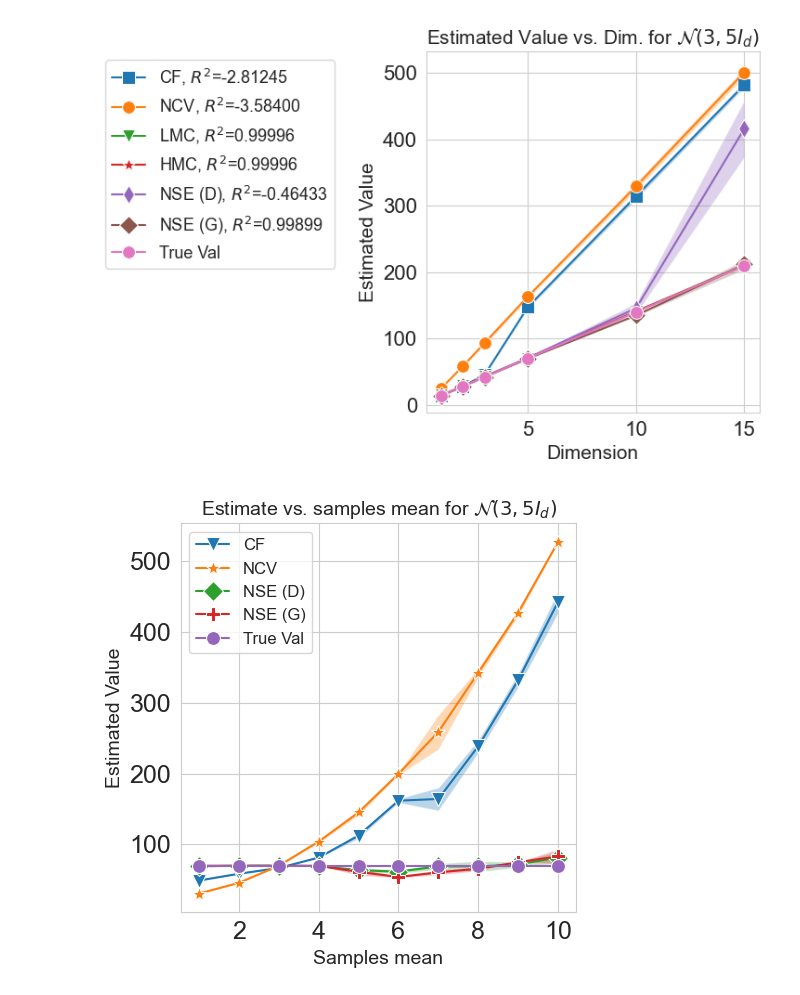
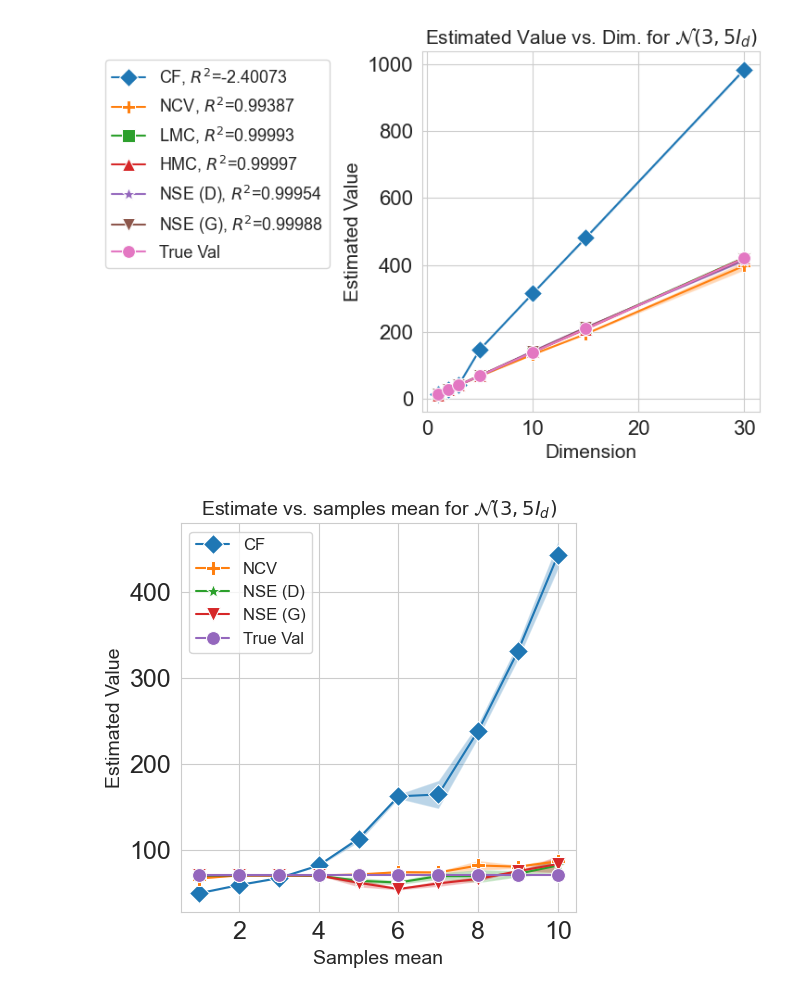
Before and after one commit to cheikh025/NeuralSteinExpectations, a Jupyter notebook: plot_zdh.ipynb, the cells around one changed output. Saved outputs shown, nothing was run; the diff lists cells and outputs as text; code cells hidden in the pictures.

Commit message:
plot updates

```diff
--- a/plot_zdh.ipynb
+++ b/plot_zdh.ipynb
@@ -6,8 +6,8 @@ import numpy as np
 sns.set_style('whitegrid')
 
 HOME = "experiments/MVN_results/"
-NAMES = {"Langevin": "LMC", "HMC": "HMC", "CF": "CF", "NCV": "NCV", "CF_on": "CF_on",
-         "NCV_on": "NCV_on", "NSE_diff": "NSE (D)", "NSE_grad": "NSE (G)"}
+NAMES_AND_MARKERS = {"Langevin": ("LMC",'s'), "HMC": ("HMC",'^'), "CF": ("CF",'D'), "NCV": ("NCV",'P'),
+         "NSE_diff": ("NSE (D)", '*'), "NSE_grad": ("NSE (G)",'v')}
 
 def compute_Rsquared(y_true, y_pred):
     y_true = y_true.to_numpy()
@@ -18,24 +18,23 @@ def compute_Rsquared(y_true, y_pred):
     return r2
 
 # Load the data
-df = pd.read_csv(HOME + 'merged_MVN_results.csv')
+df = pd.read_csv(HOME + 'enhanced_merged_MVN_results.csv')
 
 # Calculate the means and standard deviations
 means = df.groupby(['dim']).mean().reset_index()
 stds = df.groupby(['dim']).std().reset_index()
-means.to_csv(HOME + 'means.csv')
-stds.to_csv(HOME + 'stds.csv')
+# means.to_csv(HOME + 'means.csv')
+# stds.to_csv(HOME + 'stds.csv')
 # print(means)
 # print(stds)
 # Calculate the R^2 values
 Rsquared = {}
-for method in ['Langevin', 'HMC', 'NSE_diff', 'NSE_grad', 'CF', 'CF_on', 'NCV', 'NCV_on']:
+for method in ['Langevin', 'HMC', 'NSE_diff', 'NSE_grad', 'CF',  'NCV']:
     Rsquared[method] = compute_Rsquared(means['true_val'], means[method])
 
 # Plot the data
 plt.figure(figsize=(8, 5))
-markers = ['s', 'o', 'v', '*', 'd', 'D', 'p', 'P']
-# legend=False
+legend=True
 for i, method in enumerate([
                             'CF',
                             # 'CF_on',
@@ -43,7 +42,8 @@ for i, method in enumerate([
                             # 'NCV_on',
                             'Langevin', 'HMC',
                             'NSE_diff', 'NSE_grad',]):
-    sns.lineplot(data=means, x='dim', y=method, label=NAMES[method] + fr", $R^2$={Rsquared[method]:.5f}", marker=markers[i], markersize=10, legend=legend)
+    n, m = NAMES_AND_MARKERS[method]
+    sns.lineplot(data=means, x='dim', y=method, label=n + fr", $R^2$={Rsquared[method]:.5f}", marker=m, markersize=10, legend=legend)
     plt.fill_between(means['dim'], means[method] - stds[method], means[method] + stds[method], alpha=0.3)
 sns.lineplot(data=means, x='dim', y='true_val', label='True Val', marker='o', markersize=10, legend=legend)
 # sns.lineplot(data=means, x='dim', y=method, label=NAMES[method] + fr", $R^2$={Rsquared[method]:.5f}", marker=markers[i], markersize=10)
@@ -69,57 +69,49 @@ plt.title(r'Estimated Value vs. Dim. for $\mathcal{N}(3, 5I_d)$', fontsize=fonts
 plt.tight_layout()
 plt.savefig(HOME + 'MVN_estimated_value_vs_dimension_zdh.pdf')
 # %% [output]
-[figure, old version]
+[figure, new version]
 # %%
-import pandas as pd
-import seaborn as sns
-import matplotlib.pyplot as plt
-import numpy as np
-sns.set_style('whitegrid')
-
 HOME = "experiments/mean_MVN_results/"
-NAMES = {"Langevin": "LMC", "HMC": "HMC", "CF": "CF", "NCV": "NCV", "CF_on": "CF_on",
-         "NCV_on": "NCV_on", "NSE_diff": "NSE (D)", "NSE_grad": "NSE (G)"}
 
 
 # Load the data
-df = pd.read_csv(HOME + 'merged_mMVN_results.csv')
+df = pd.read_csv(HOME + 'final_merged_mMVN_results.csv')
 
 # Calculate the means and standard deviations
 means = df.groupby(['used_mean']).mean().reset_index()
 stds = df.groupby(['used_mean']).std().reset_index()
-means.to_csv(HOME + 'mMVN_means.csv')
-stds.to_csv(HOME + 'mMVN_stds.csv')
+# means.to_csv(HOME + 'mMVN_means.csv')
+# stds.to_csv(HOME + 'mMVN_stds.csv')
 # print(means)
 # print(stds)
 
 # Plot the data
 plt.figure(figsize=(5, 5))
-markers = ['v', '*', 'D', 'P']
+
 # plot with confidence intervals
-for i, method in enumerate(['CF_on', 'NCV_on', 'NSE_diff', 'NSE_grad', ]):
-    sns.lineplot(data=means, x='used_mean', y=method, label=NAMES[method] if method.split('_')[-1] != 'on' else method.split('_')[0],
-                marker=markers[i], markersize=10)
+for i, method in enumerate(['CF', 'NCV', 'NSE_diff', 'NSE_grad', ]):
+    n, m = NAMES_AND_MARKERS[method]
+    sns.lineplot(data=means, x='used_mean', y=method, label=n, marker=m, markersize=10)
     plt.fill_between(means['used_mean'], means[method] - stds[method], means[method] + stds[method], alpha=0.3)
 
 sns.lineplot(data=means, x='used_mean', y='true_val', label='True Val', marker='o', markersize=10)
 # for i, method in enumerate(['Langevin', 'HMC', 'stein_est_diff', 'stein_est_grad', 'CF', 'CF_on', 'NCV', 'NCV_on']):
 #     sns.lineplot(data=means, x='dim', y=method, label=method + fr", $R^2$={Rsquared[method]:.5f}", marker=markers[i])
 
 fontsize=14
 plt.xlabel('Samples mean', fontsize=fontsize)
 plt.ylabel('Estimated Value', fontsize=fontsize)
 # increasing the font size
 plt.xticks(fontsize=16)
 plt.yticks(fontsize=16)
 plt.tick_params(axis='both', which='major', labelsize=18)
 plt.tick_params(axis='both', which='minor', labelsize=18)
 plt.legend(fontsize=fontsize-2)
 # plt.legend()
 plt.title(r'Estimate vs. samples mean for $\mathcal{N}(3, 5I_d)$', fontsize=fontsize)
 plt.tight_layout()
 plt.savefig(HOME + 'MVN_estimated_value_vs_mean_zdh.pdf')
 plt.show()
 # %% [output]
-[figure, old version]
+[figure, new version]
 # %%
```
Also changed, not shown: parts of 1 cell of this notebook, 5 other files.
